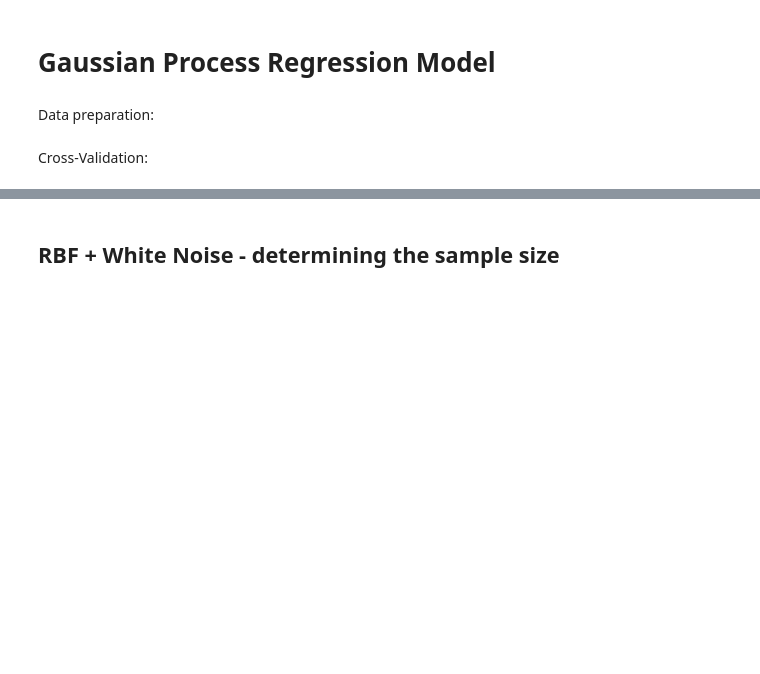
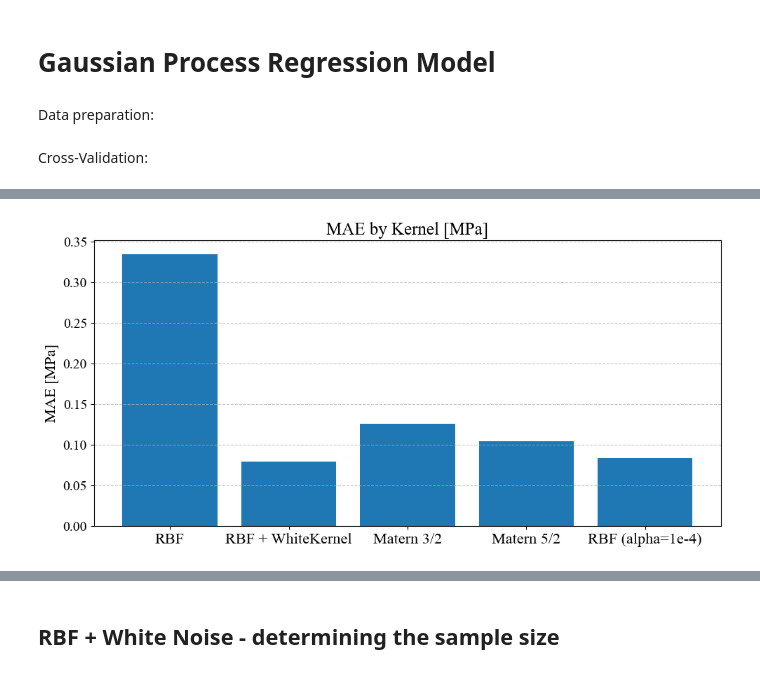
Before and after one commit to hug0kopter/MECH0107, a Jupyter notebook: CW2/Post Processing/CW_2.ipynb, the cells around one changed output, grey strips where cells are left out. Saved outputs shown, nothing was run; the diff lists cells and outputs as text; code cells hidden in the pictures; blank space fills up the shorter version.

```diff
--- a/CW2/Post Processing/CW_2.ipynb
+++ b/CW2/Post Processing/CW_2.ipynb
@@ -406,0 +251,31 @@ Best kernel: RBF+ WhiteKernel (Validation R² = 0.9999)
+# %%
+# Set global font to Times New Roman and control default font size
+plt.rcParams["font.family"] = "Times New Roman"
+
+# Specifying text sizes used in the next sections
+labelsize = 16
+titlesize = 18
+legendsize = 14
+
+# labelsize = 6
+# titlesize = 8
+# legendsize = 4
+# %%
+kernel_names = list(results.keys())
+maes = [results[k]['mae'] for k in kernel_names]
+mapes = [results[k]['mape'] for k in kernel_names]
+r2s = [results[k]['r2'] for k in kernel_names]
+
+kernel_labels = ['RBF', 'RBF + WhiteKernel', 'Matern 3/2', 'Matern 5/2', 'RBF (alpha=1e-4)']
+
+plt.figure(figsize=(10, 5))
+plt.grid(axis='y', linestyle='--', alpha=0.7)
+plt.bar(kernel_labels, maes)
+plt.xticks(fontsize=labelsize)
+plt.ylabel("MAE [MPa]", fontsize = labelsize)
+plt.title("MAE by Kernel [MPa]", fontsize = titlesize)
+plt.tight_layout()
+plt.savefig("figures/kernel_mae.png", dpi=600)
+plt.show()
+# %% [output]
+[figure, added]
```
Also changed, not shown: parts of 20 cells of this notebook, 15 other files.
